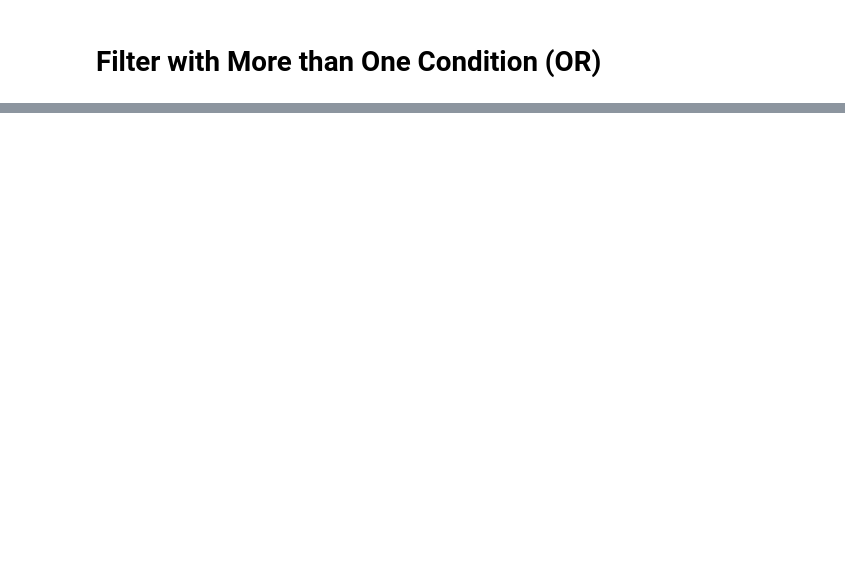
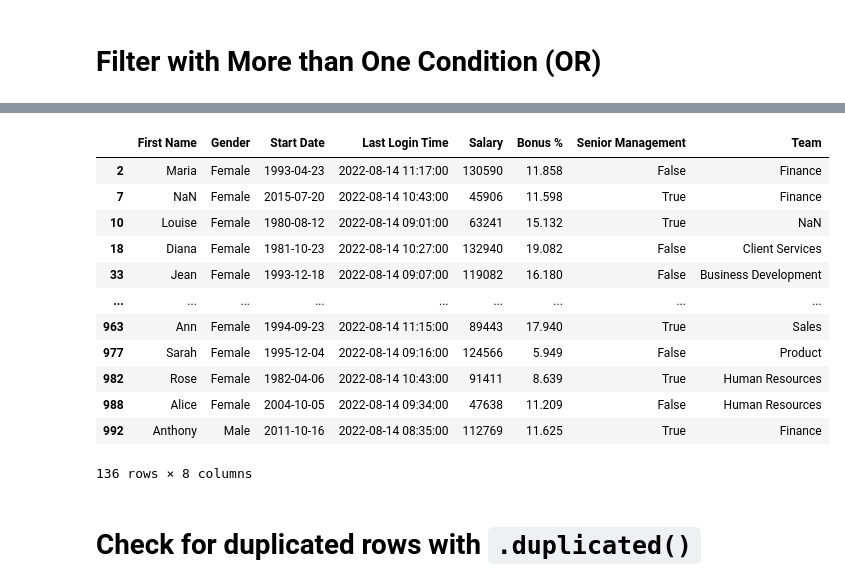
Before and after one commit to PacktPublishing/Data-Analysis-with-Pandas-and-Python, a Jupyter notebook: S1 - Resources/pandas/DataFrames_2.ipynb, the cells around one changed output, grey strips where cells are left out. Cells and saved outputs as stored; diff of their text form; code cells hidden in the pictures; blank space fills up the shorter version.

```diff
--- a/S1 - Resources/pandas/DataFrames_2.ipynb
+++ b/S1 - Resources/pandas/DataFrames_2.ipynb
@@ -206,0 +328,18 @@ df[(name & team) | start_date]
+# %%
+df[df["Last Login Time"].between("8:30AM", "12:00PM")]
+# %% [output]
+|  | First Name | Gender | Start Date | Last Login Time | Salary | Bonus % | Senior Management | Team |
+| 2 | Maria | Female | 1993-04-23 | 2022-08-14 11:17:00 | 130590 | 11.858 | False | Finance |
+| 7 | NaN | Female | 2015-07-20 | 2022-08-14 10:43:00 | 45906 | 11.598 | True | Finance |
+| 10 | Louise | Female | 1980-08-12 | 2022-08-14 09:01:00 | 63241 | 15.132 | True | NaN |
+| 18 | Diana | Female | 1981-10-23 | 2022-08-14 10:27:00 | 132940 | 19.082 | False | Client Services |
+| 33 | Jean | Female | 1993-12-18 | 2022-08-14 09:07:00 | 119082 | 16.180 | False | Business Development |
+| ... | ... | ... | ... | ... | ... | ... | ... | ... |
+| 963 | Ann | Female | 1994-09-23 | 2022-08-14 11:15:00 | 89443 | 17.940 | True | Sales |
+| 977 | Sarah | Female | 1995-12-04 | 2022-08-14 09:16:00 | 124566 | 5.949 | False | Product |
+| 982 | Rose | Female | 1982-04-06 | 2022-08-14 10:43:00 | 91411 | 8.639 | True | Human Resources |
+| 988 | Alice | Female | 2004-10-05 | 2022-08-14 09:34:00 | 47638 | 11.209 | False | Human Resources |
+| 992 | Anthony | Male | 2011-10-16 | 2022-08-14 08:35:00 | 112769 | 11.625 | True | Finance |
+136 rows × 8 columns
+# %% [markdown]
+# Check for duplicated rows with `.duplicated()`
```
Also changed, not shown: parts of 34 cells of this notebook.
